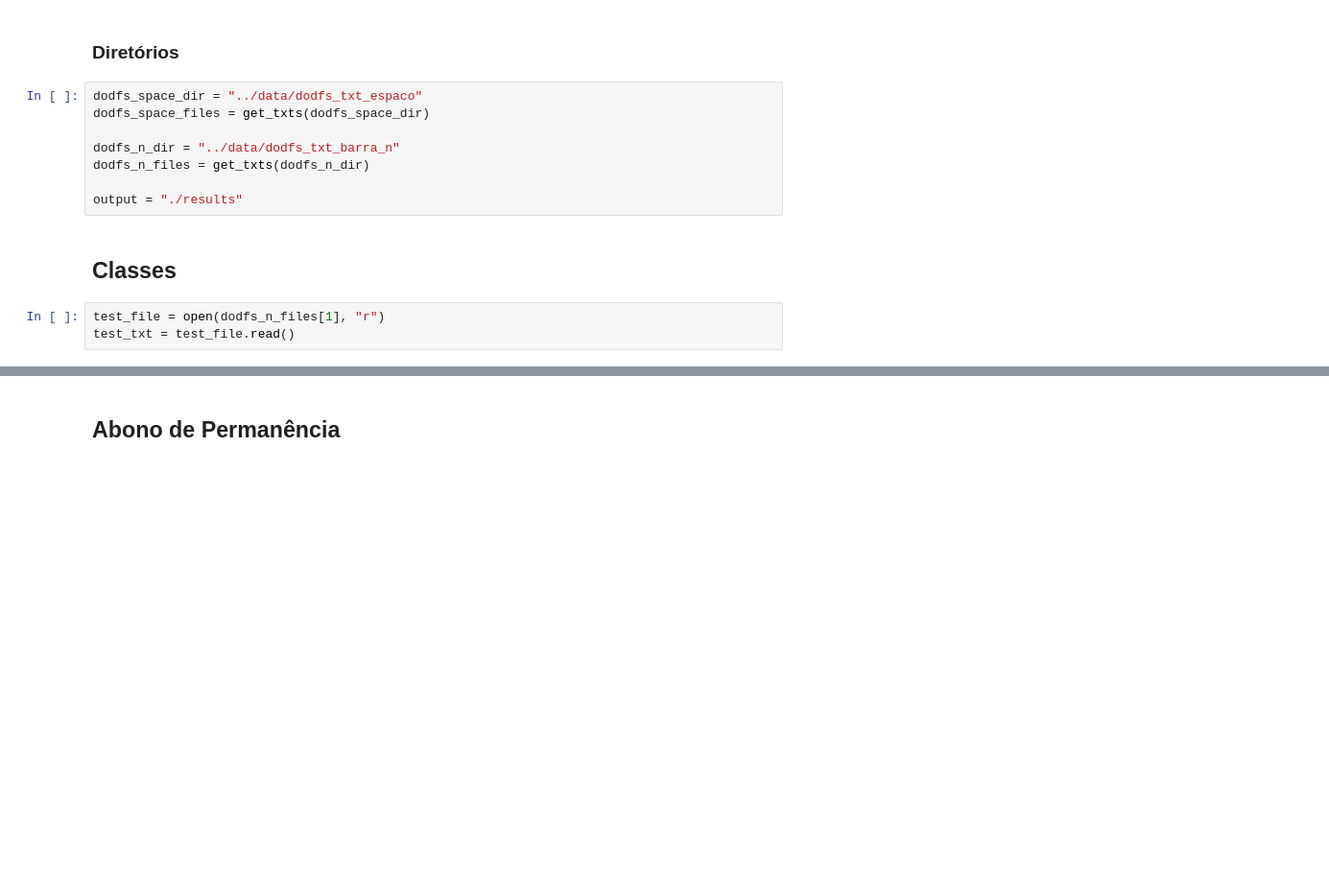
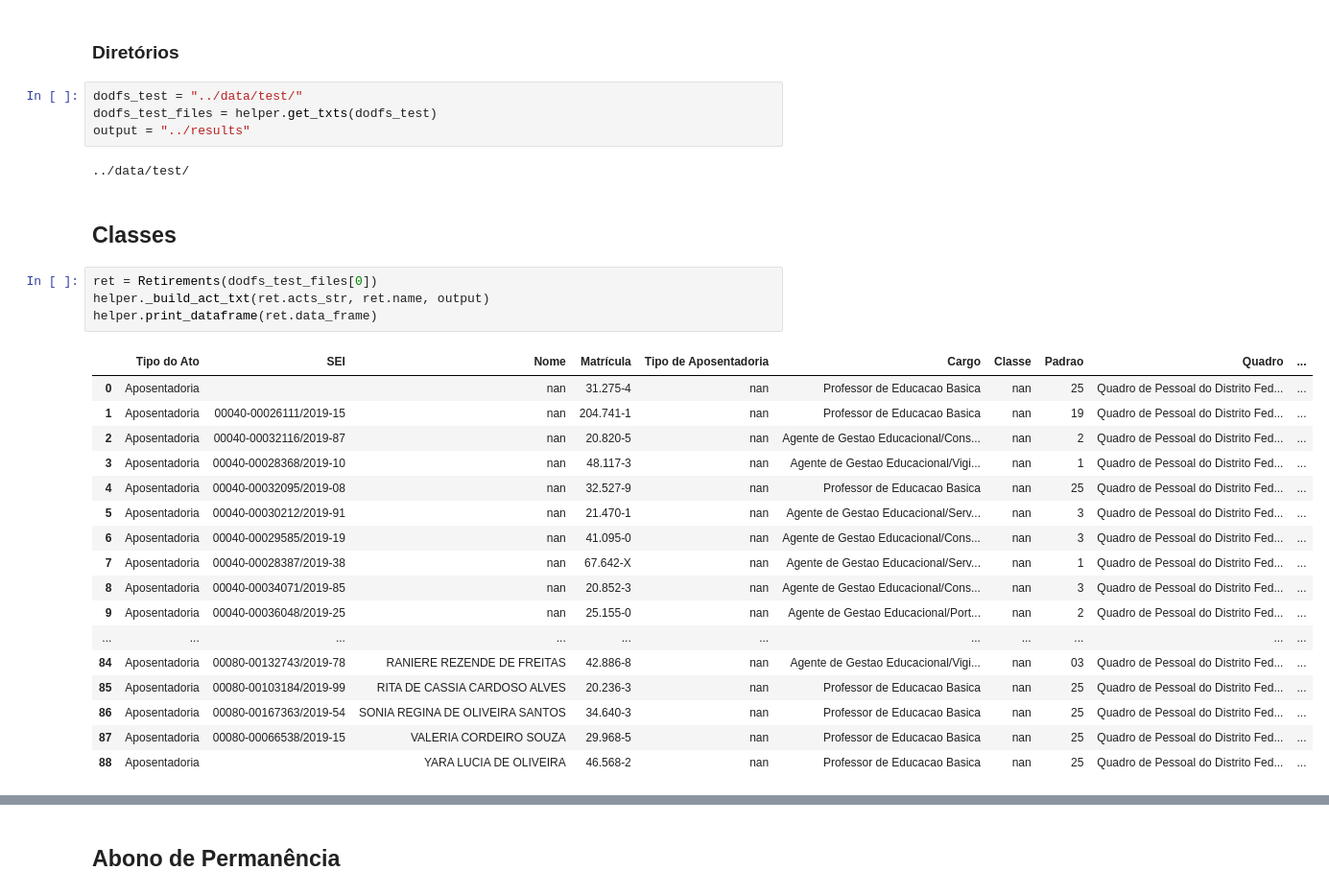
Before and after one commit to UnB-KnEDLe/Regex, a Jupyter notebook: scripts/atos.ipynb, the cells around one changed output, grey strips where cells are left out. Shown at 96% size. Saved outputs shown, nothing was run; the diff lists cells and outputs as text; blank space fills up the shorter version.

```diff
--- a/scripts/atos.ipynb
+++ b/scripts/atos.ipynb
@@ -58,15 +17,32 @@ def get_txts(path):
 # %% [markdown]
 ### Diretórios
-# %%
-dodfs_space_dir = "../data/dodfs_txt_espaco"
-dodfs_space_files = get_txts(dodfs_space_dir)
-
-dodfs_n_dir = "../data/dodfs_txt_barra_n"
-dodfs_n_files = get_txts(dodfs_n_dir)
-
-output = "./results"
+# %%
+dodfs_test = "../data/test/"
+dodfs_test_files = helper.get_txts(dodfs_test)
+output = "../results"
+# %% [output]
+../data/test/
 # %% [markdown]
 ## Classes
-# %%
-test_file = open(dodfs_n_files[1], "r")
-test_txt = test_file.read()
+# %%
+ret = Retirements(dodfs_test_files[0])
+helper._build_act_txt(ret.acts_str, ret.name, output)
+helper.print_dataframe(ret.data_frame)
+# %% [output]
+|  | Tipo do Ato | SEI | Nome | Matrícula | Tipo de Aposentadoria | Cargo | Classe | Padrao | Quadro | ... |
+| 0 | Aposentadoria |  | nan | 31.275-4 | nan | Professor de Educacao Basica | nan | 25 | Quadro de Pessoal do Distrito Fed... | ... |
+| 1 | Aposentadoria | 00040-00026111/2019-15 | nan | 204.741-1 | nan | Professor de Educacao Basica | nan | 19 | Quadro de Pessoal do Distrito Fed... | ... |
+| 2 | Aposentadoria | 00040-00032116/2019-87 | nan | 20.820-5 | nan | Agente de Gestao Educacional/Cons... | nan | 2 | Quadro de Pessoal do Distrito Fed... | ... |
+| 3 | Aposentadoria | 00040-00028368/2019-10 | nan | 48.117-3 | nan | Agente de Gestao Educacional/Vigi... | nan | 1 | Quadro de Pessoal do Distrito Fed... | ... |
+| 4 | Aposentadoria | 00040-00032095/2019-08 | nan | 32.527-9 | nan | Professor de Educacao Basica | nan | 25 | Quadro de Pessoal do Distrito Fed... | ... |
+| 5 | Aposentadoria | 00040-00030212/2019-91 | nan | 21.470-1 | nan | Agente de Gestao Educacional/Serv... | nan | 3 | Quadro de Pessoal do Distrito Fed... | ... |
+| 6 | Aposentadoria | 00040-00029585/2019-19 | nan | 41.095-0 | nan | Agente de Gestao Educacional/Cons... | nan | 3 | Quadro de Pessoal do Distrito Fed... | ... |
+| 7 | Aposentadoria | 00040-00028387/2019-38 | nan | 67.642-X | nan | Agente de Gestao Educacional/Serv... | nan | 1 | Quadro de Pessoal do Distrito Fed... | ... |
+| 8 | Aposentadoria | 00040-00034071/2019-85 | nan | 20.852-3 | nan | Agente de Gestao Educacional/Cons... | nan | 3 | Quadro de Pessoal do Distrito Fed... | ... |
+| 9 | Aposentadoria | 00040-00036048/2019-25 | nan | 25.155-0 | nan | Agente de Gestao Educacional/Port... | nan | 2 | Quadro de Pessoal do Distrito Fed... | ... |
+| ... | ... | ... | ... | ... | ... | ... | ... | ... | ... | ... |
+| 84 | Aposentadoria | 00080-00132743/2019-78 | RANIERE REZENDE DE FREITAS | 42.886-8 | nan | Agente de Gestao Educacional/Vigi... | nan | 03 | Quadro de Pessoal do Distrito Fed... | ... |
+| 85 | Aposentadoria | 00080-00103184/2019-99 | RITA DE CASSIA CARDOSO ALVES | 20.236-3 | nan | Professor de Educacao Basica | nan | 25 | Quadro de Pessoal do Distrito Fed... | ... |
+| 86 | Aposentadoria | 00080-00167363/2019-54 | SONIA REGINA DE OLIVEIRA SANTOS | 34.640-3 | nan | Professor de Educacao Basica | nan | 25 | Quadro de Pessoal do Distrito Fed... | ... |
+| 87 | Aposentadoria | 00080-00066538/2019-15 | VALERIA CORDEIRO SOUZA | 29.968-5 | nan | Professor de Educacao Basica | nan | 25 | Quadro de Pessoal do Distrito Fed... | ... |
+| 88 | Aposentadoria |  | YARA LUCIA DE OLIVEIRA | 46.568-2 | nan | Professor de Educacao Basica | nan | 25 | Quadro de Pessoal do Distrito Fed... | ... |
```
Also changed, not shown: parts of 21 cells of this notebook, 11 other files.
